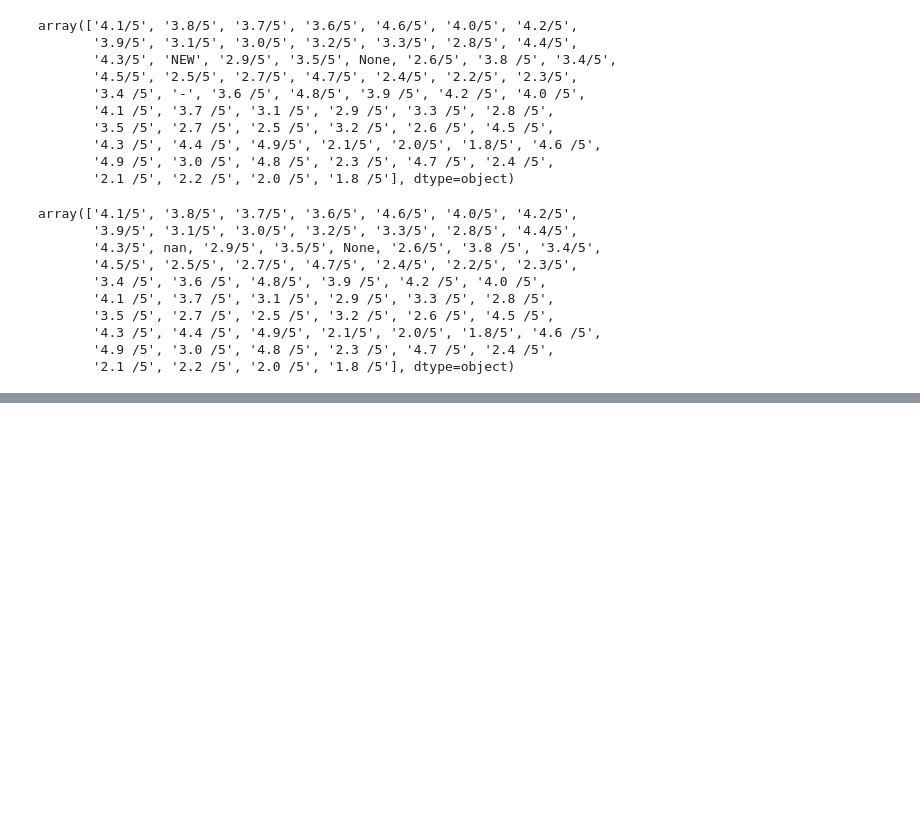
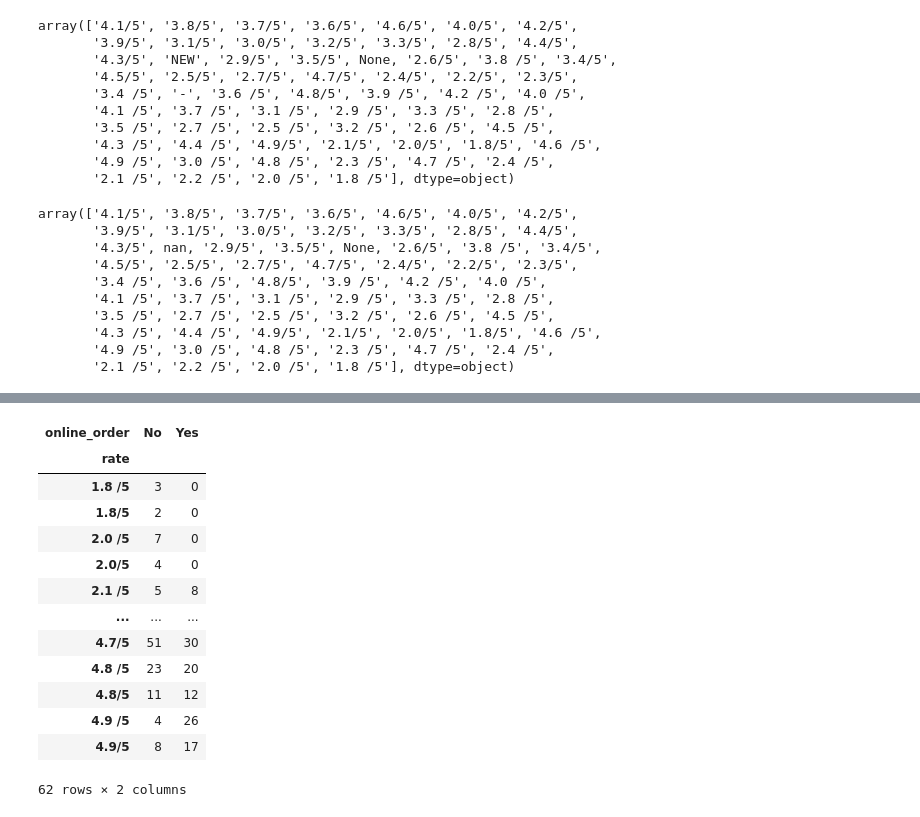
Before and after one commit to mcsmithers/geospatialAnalysis, a Jupyter notebook: zomatoGeoAnalysis.ipynb, the cells around one changed output, grey strips where cells are left out. Cells and saved outputs as stored; diff of their text form; code cells hidden in the pictures; blank space fills up the shorter version.

```diff
--- a/zomatoGeoAnalysis.ipynb
+++ b/zomatoGeoAnalysis.ipynb
@@ -104,0 +95,17 @@ Name: rate, Length: 51717, dtype: object
+# %%
+x
+# %% [output]
+| online_order | No | Yes |
+| rate |  |  |
+| 1.8 /5 | 3 | 0 |
+| 1.8/5 | 2 | 0 |
+| 2.0 /5 | 7 | 0 |
+| 2.0/5 | 4 | 0 |
+| 2.1 /5 | 5 | 8 |
+| ... | ... | ... |
+| 4.7/5 | 51 | 30 |
+| 4.8 /5 | 23 | 20 |
+| 4.8/5 | 11 | 12 |
+| 4.9 /5 | 4 | 26 |
+| 4.9/5 | 8 | 17 |
+62 rows × 2 columns
```
Also changed, not shown: parts of 9 cells of this notebook.
